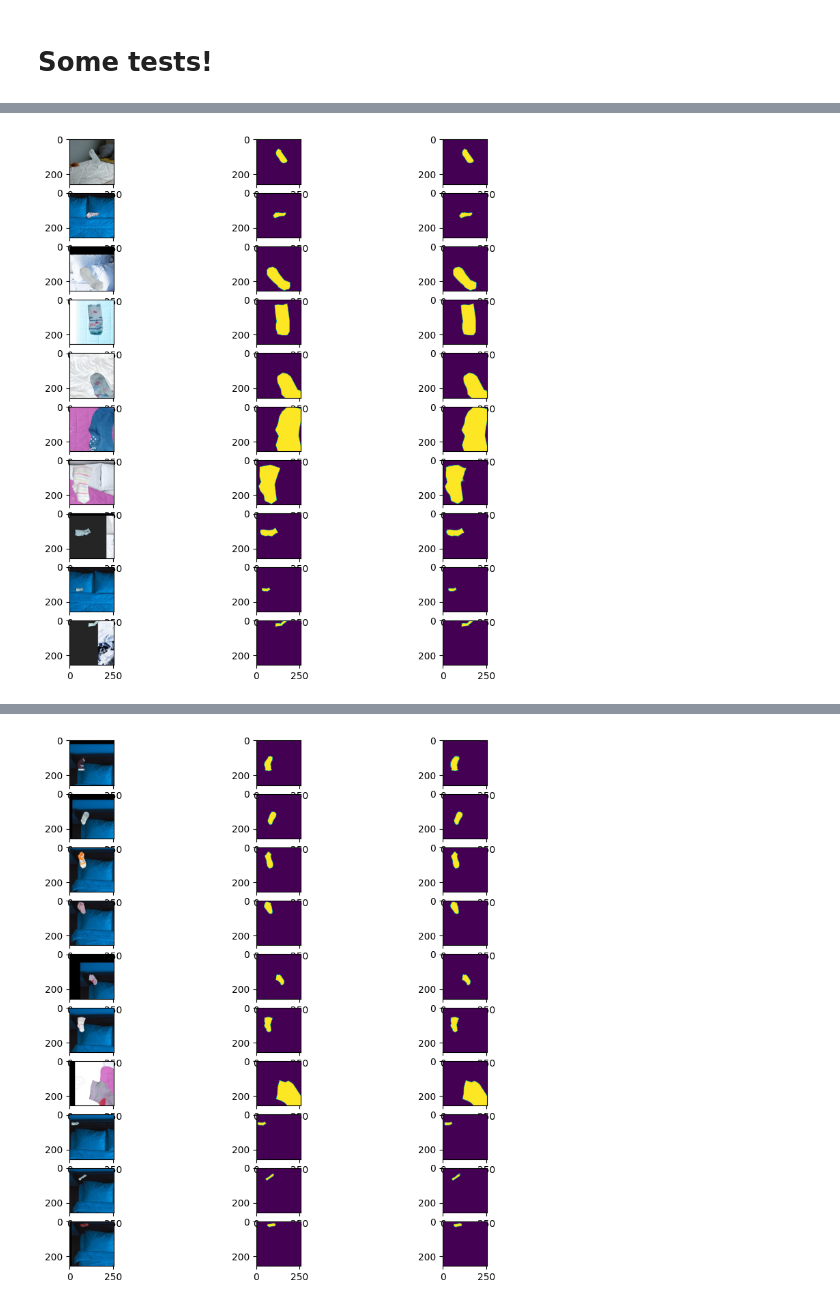
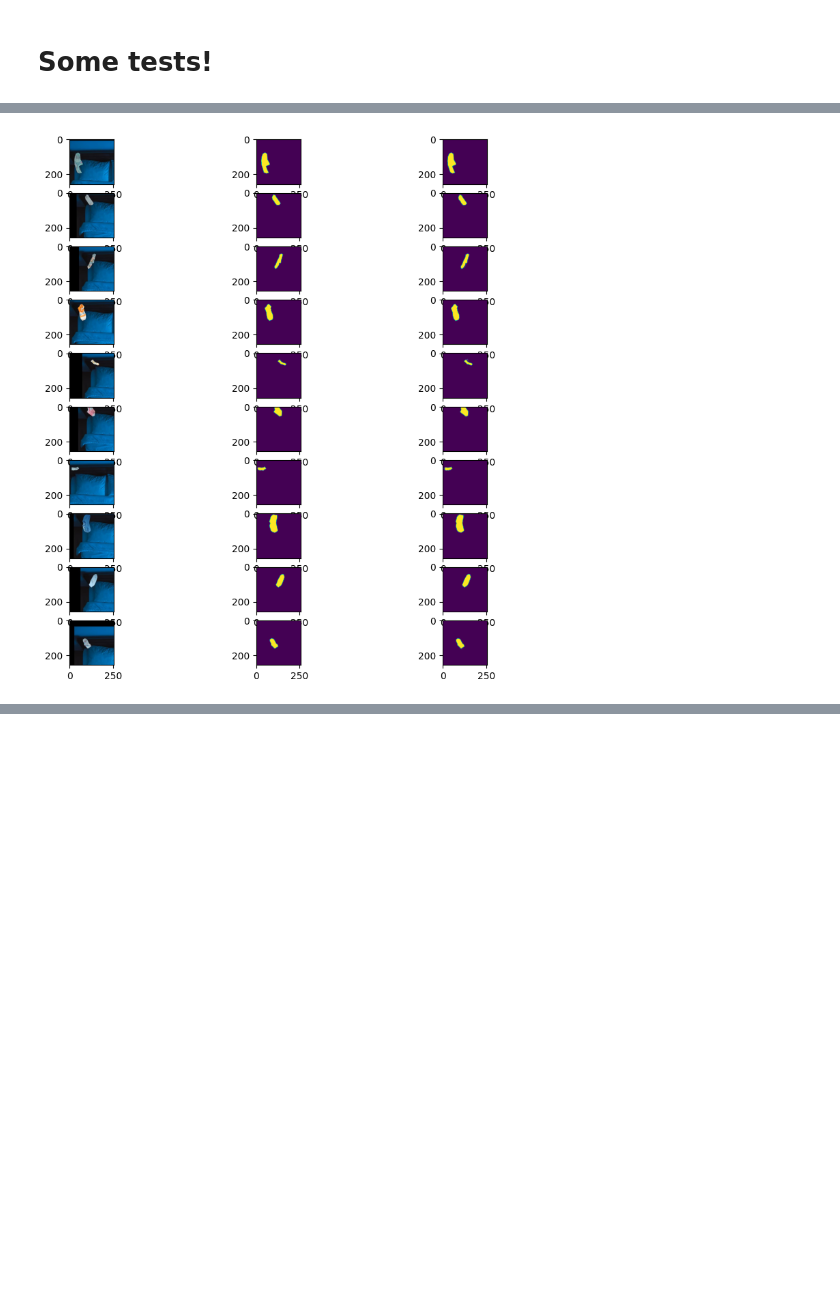
Before and after one commit to carloshernangarrido/socks_matcher, a Jupyter notebook: model_testing.ipynb, the cells around one changed output, grey strips where cells are left out. Drawn from its saved outputs; the diff is of its cells as text; code cells hidden in the pictures; blank space fills up the shorter version.

```diff
--- a/model_testing.ipynb
+++ b/model_testing.ipynb
@@ -162,8 +162,9 @@ def unet(shape=(128, 128,3,)):
 
   return model
 
-# instantiate the model
-model = unet((256, 256,3,))
+
+image_size = (256, 256)
+model = unet((image_size[0], image_size[1], 3,))
 
 # see the resulting model architecture
 model.summary()
@@ -255,12 +256,12 @@ train_filenames, test_filenames = train_test_split(image_filenames, test_size=0.
 train_generator = DataGenerator(os.path.join(directory, "images"),
                                 os.path.join(directory, "masks"),
                                 batch_size=32,
-                                image_size=(256, 256),
+                                image_size=image_size,
                                 shuffle=True)
 test_generator = DataGenerator(os.path.join(directory, "images"),
                                os.path.join(directory, "masks"),
                                batch_size=32,
-                               image_size=(256, 256),
+                               image_size=image_size,
                                shuffle=False)
 
 # Extract images and masks from the generators
@@ -331 +330,7 @@ model.load_weights('unet_model_colab_full.h5')
+# %%
+if image_size == (128,128):
+    model.load_weights('unet_model_colab_full_128.h5')
+
+if image_size == (256,256):
+    model.load_weights('unet_model_colab_full.h5')
 # %%
@@ -350,23 +348,23 @@ Test accuracy: 0.9862370491027832
 n_images = 10
 th = 0.5
 
-print('train: ', images_train.shape, masks_train.shape)
-i = 0
-fig, ax = plt.subplots(n_images, 3, figsize=(10,10))
+# print('train: ', images_train.shape, masks_train.shape)
+# i = 0
+# fig, ax = plt.subplots(n_images, 3, figsize=(10,10))
 
-# Assuming images_test and masks_test are lists or arrays
-indices = list(range(len(images_train)))
-random.shuffle(indices)
-for i_ax, i in enumerate(indices):
-    image = images_train[i, :, :, :]
-    mask = masks_train[i, :, :, :]
-    if i_ax >= n_images:
-        break
-    ax[i_ax,0].imshow(image)
-    ax[i_ax,1].imshow(mask)
-    ax[i_ax,2].imshow(model.predict(image.reshape((1, )+image.shape))[0])
-    i += 1
-plt.show()
+# # Assuming images_test and masks_test are lists or arrays
+# indices = list(range(len(images_train)))
+# random.shuffle(indices)
+# for i_ax, i in enumerate(indices):
+#     image = images_train[i, :, :, :]
+#     mask = masks_train[i, :, :, :]
+#     if i_ax >= n_images:
+#         break
+#     ax[i_ax,0].imshow(image)
+#     ax[i_ax,1].imshow(mask)
+#     ax[i_ax,2].imshow(model.predict(image.reshape((1, )+image.shape))[0])
+#     i += 1
+# plt.show()
 
 print('\n******\ntest: ', images_test.shape, masks_test.shape)
 i = 0
@@ -398 +397 @@ train:  (32, 256, 256, 3) (32, 256, 256, 1)
-[figure, old version]
+[figure, new version]
@@ -411 +397,0 @@ test:  (32, 256, 256, 3) (32, 256, 256, 1)
-[figure, removed]
```
Also changed, not shown: parts of 15 cells of this notebook, 6 other files.
